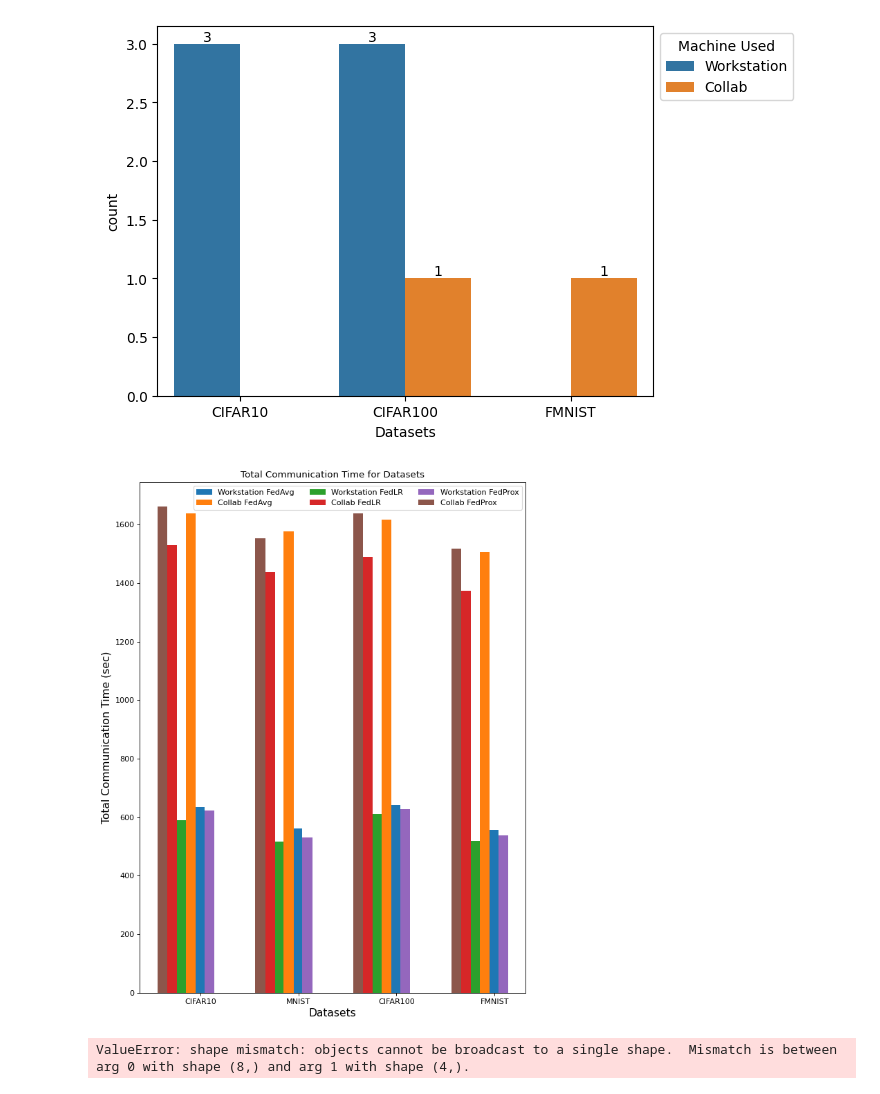
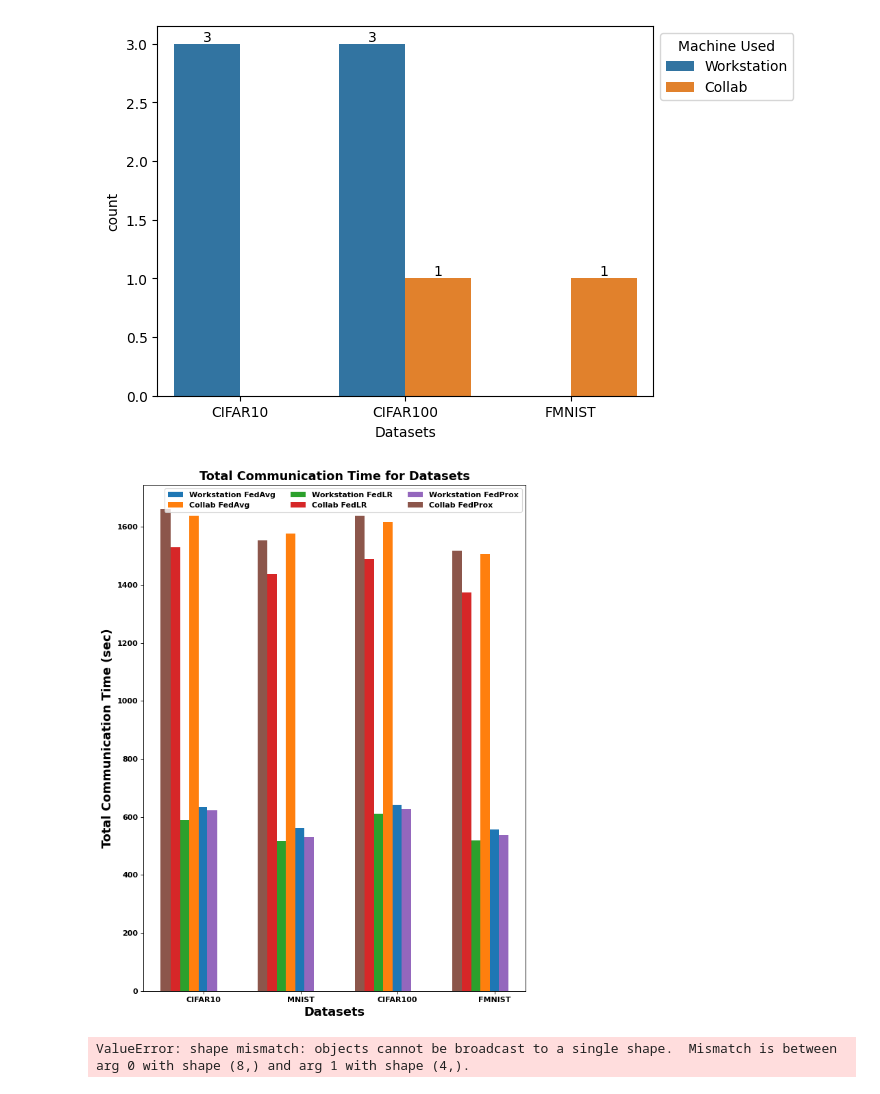
Before and after one commit to vipulhld001/flower, a Jupyter notebook: MyStrat/finalgraph.ipynb, the cells around one changed output. Saved outputs shown, nothing was run; the diff lists cells and outputs as text; code cells hidden in the pictures.

```diff
--- a/MyStrat/finalgraph.ipynb
+++ b/MyStrat/finalgraph.ipynb
@@ -42,37 +42,39 @@ for c in p.containers:
 # %%
 
 import numpy as np
 import matplotlib.pyplot as plt
 from matplotlib.pyplot import figure
+from matplotlib import rcParams
+rcParams['font.weight'] = 'bold'
 figure(figsize=(9, 12), dpi=80)
 plt.rcParams['axes.labelsize'] = 14
 X = ["CIFAR10", "MNIST", "CIFAR100", "FMNIST"]
 Ygirls = [635.65,562.51,641.14,557.56] #Workstation FedAvg
 Zboys = [1638.73,1576.74,1617.62,1504.77] #Collab FedAvg
 Ygirlsx = [589.74,515.81,611.08,519.84] #   Workstation FedLR
 Zboysx = [1528.82,1438.09,1490.00,1374.31] #Collab FedLR
 prox = [622.28,531.81,628.44,537.23] #Workstation FedProx
 proy = [1662.25,1553.16,1637.13,1516.53] #Collab FedProx
 
 X_axis = np.arange(len(X))
 
 plt.bar(X_axis + .14, Ygirls, 0.1, label = 'Workstation FedAvg')
 plt.bar(X_axis + .05, Zboys, 0.1, label = 'Collab FedAvg')
 plt.bar(X_axis - .05, Ygirlsx, 0.1, label = 'Workstation FedLR')
 plt.bar(X_axis - .14, Zboysx, 0.1, label = 'Collab FedLR')
 plt.bar(X_axis + .24, prox, 0.1, label = 'Workstation FedProx')
 plt.bar(X_axis - .24, proy, 0.1, label = 'Collab FedProx')
 plt.xticks(X_axis+.15, X)
-plt.xlabel("Datasets")
-plt.ylabel("Total Communication Time (sec)")
-plt.title("Total Communication Time for Datasets",)
+plt.xlabel("Datasets",fontsize=16,weight='bold')
+plt.ylabel("Total Communication Time (sec)", fontsize=16,weight='bold')
+plt.title("Total Communication Time for Datasets",fontsize=16,weight='bold')
 
 plt.legend(ncol=3)
 
 
 plt.show()
 # %% [output]
-[figure, old version]
+[figure, new version]
 # %%
 import numpy as np
 import matplotlib.pyplot as plt
```
Also changed, not shown: 1 other file.
